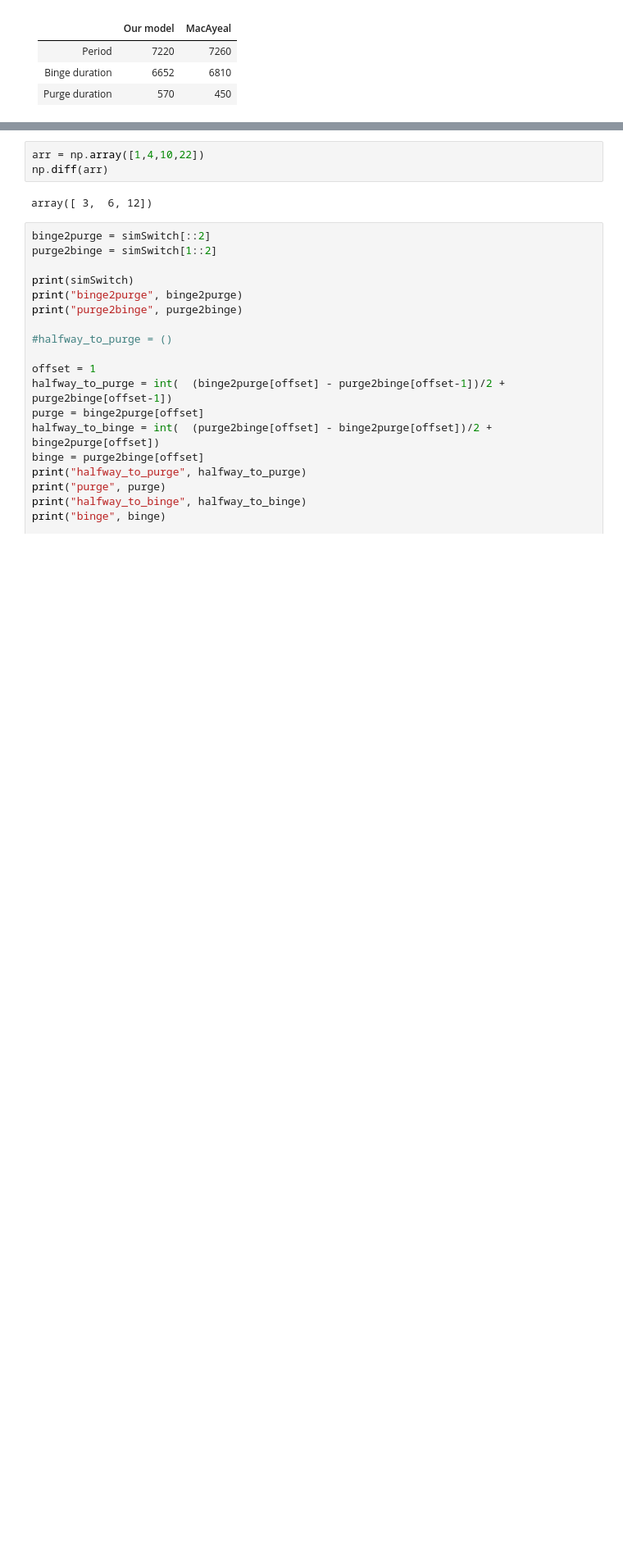
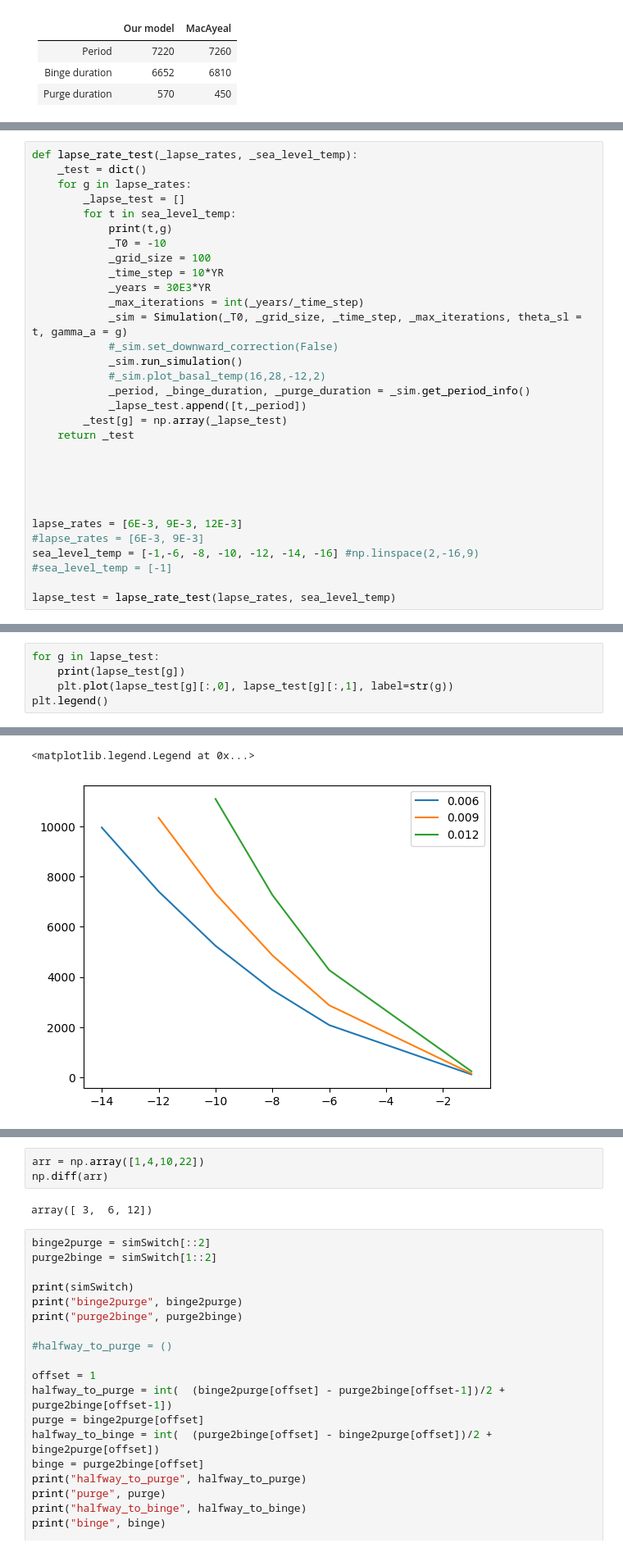
Before and after one commit to Bjartensen/binge_purge_eacp, a Jupyter notebook: project _seconds.ipynb, the cells around one changed output, grey strips where cells are left out. Shown at 82% size. Drawn from its saved outputs; the diff is of its cells as text; blank space fills up the shorter version.

```diff
--- a/project _seconds.ipynb
+++ b/project _seconds.ipynb
@@ -722,0 +903,31 @@ Period: 7220
+# %%
+def lapse_rate_test(_lapse_rates, _sea_level_temp):
+    _test = dict()
+    for g in lapse_rates:
+        _lapse_test = []
+        for t in sea_level_temp:
+            print(t,g)
+            _T0 = -10
+            _grid_size = 100
+            _time_step = 10*YR
+            _years = 30E3*YR
+            _max_iterations = int(_years/_time_step)
+            _sim = Simulation(_T0, _grid_size, _time_step, _max_iterations, theta_sl = t, gamma_a = g)
+            #_sim.set_downward_correction(False)
+            _sim.run_simulation()
+            #_sim.plot_basal_temp(16,28,-12,2)
+            _period, _binge_duration, _purge_duration = _sim.get_period_info()
+            _lapse_test.append([t,_period])
+        _test[g] = np.array(_lapse_test)
+    return _test
+
+
+
+
+
+lapse_rates = [6E-3, 9E-3, 12E-3]
+#lapse_rates = [6E-3, 9E-3]
+sea_level_temp = [-1,-6, -8, -10, -12, -14, -16] #np.linspace(2,-16,9)
+#sea_level_temp = [-1]
+
+lapse_test = lapse_rate_test(lapse_rates, sea_level_temp)
@@ -722,0 +971,6 @@ Period: 7220
+# %%
+for g in lapse_test:
+    print(lapse_test[g])
+    plt.plot(lapse_test[g][:,0], lapse_test[g][:,1], label=str(g))
+plt.legend()
+# %% [output]
@@ -722,0 +994,2 @@ Period: 7220
+<matplotlib.legend.Legend at 0x...>
+[figure, added]
```
Also changed, not shown: parts of 16 cells of this notebook, 7 other files.
